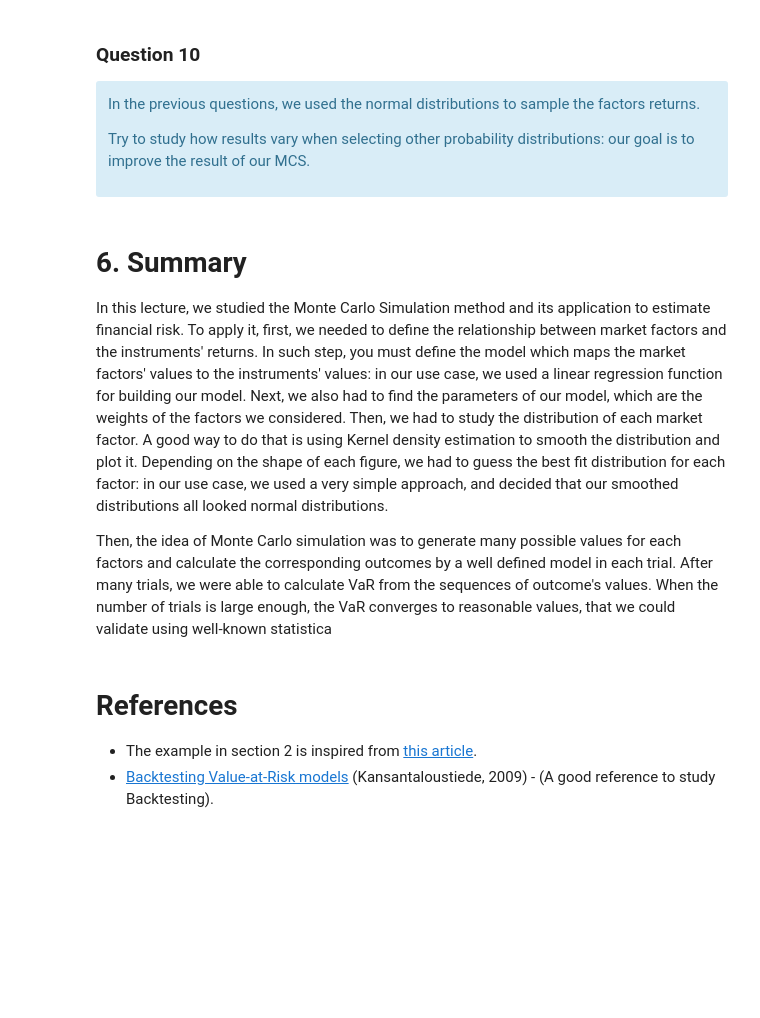
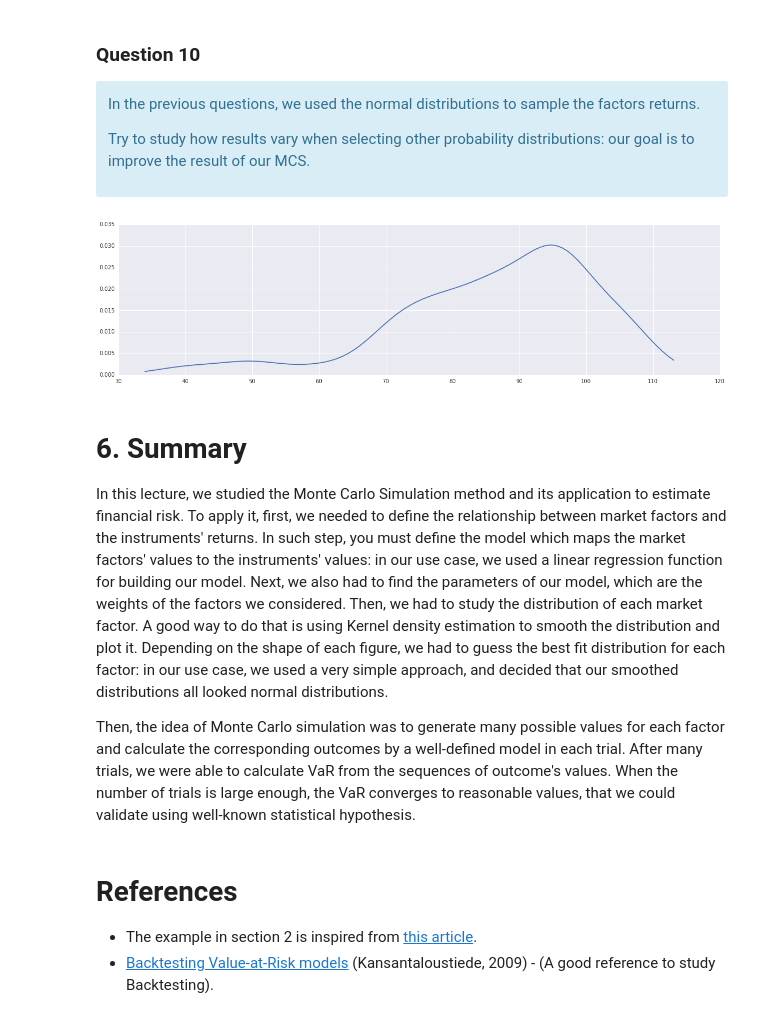
Before and after one commit to alegaballo/AML, a Jupyter notebook: [Lecture 7+8] Estimating Financial Risk through Monte Carlo Simulation.ipynb, the cells around one changed output. Drawn from its saved outputs; the diff is of its cells as text; code cells hidden in the pictures; blank space fills up the shorter version.

```diff
--- a/[Lecture 7+8] Estimating Financial Risk through Monte Carlo Simulation.ipynb
+++ b/[Lecture 7+8] Estimating Financial Risk through Monte Carlo Simulation.ipynb
@@ -1329,11 +1343,16 @@ In the previous questions, we used the normal distributions to sample the factor
 
 Try to study how results vary when selecting other probability distributions: our goal is to improve the result of our MCS.
 </div>
+# %%
+f1_values = [y[1] for y in factors[0]]
+plotDistribution(f1_values)
+# %% [output]
+[figure, added]
 # %% [markdown]
 # 6. Summary
 In this lecture, we studied the Monte Carlo Simulation method and its application to estimate financial risk. To apply it, first, we needed to define the relationship between market factors and the instruments' returns. In such step, you must define the model which maps the market factors' values to the instruments' values: in our use case, we used a linear regression function for building our model. Next, we also had to find the parameters of our model, which are the weights of the factors we considered. Then, we had to study the distribution of each market factor. A good way to do that is using Kernel density estimation to smooth the distribution and plot it. Depending on the shape of each figure, we had to guess the best fit distribution for each factor: in our use case, we used a very simple approach, and decided that our smoothed distributions all looked normal distributions.
 
-Then, the idea of Monte Carlo simulation was to generate many possible values for each factors and calculate the corresponding outcomes by a well defined model in each trial. After many trials, we were able to calculate VaR from the sequences of outcome's values. When the number of trials is large enough, the VaR converges to reasonable values, that we could validate using well-known statistica
+Then, the idea of Monte Carlo simulation was to generate many possible values for each factor and calculate the corresponding outcomes by a well-defined model in each trial. After many trials, we were able to calculate VaR from the sequences of outcome's values. When the number of trials is large enough, the VaR converges to reasonable values, that we could validate using well-known statistical hypothesis.
 # %% [markdown]
 # References
 - The example in section 2 is inspired from [this article](http://www.solver.com/monte-carlo-simulation-example).
```
Also changed, not shown: parts of 50 cells of this notebook.
